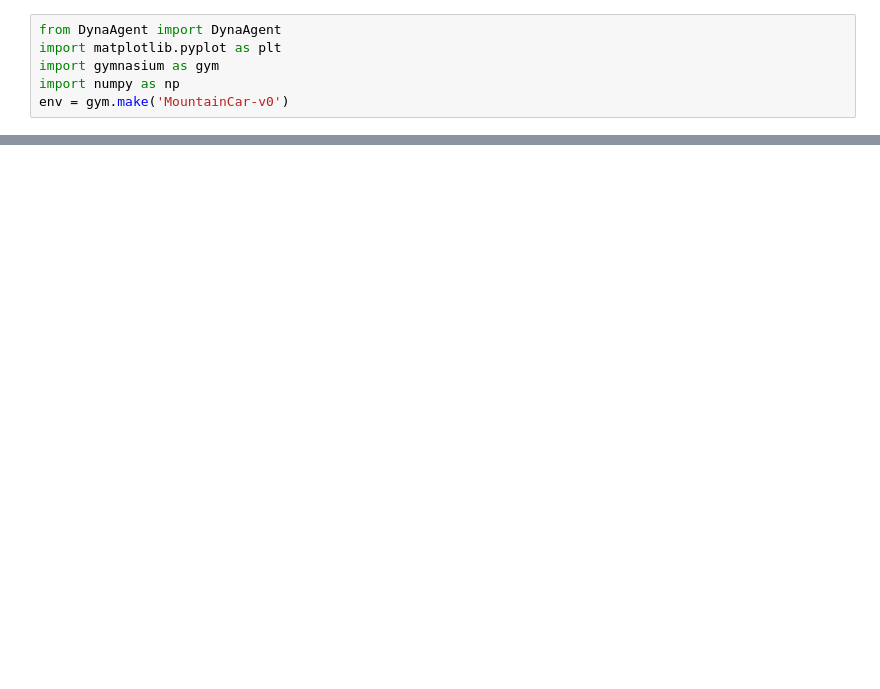
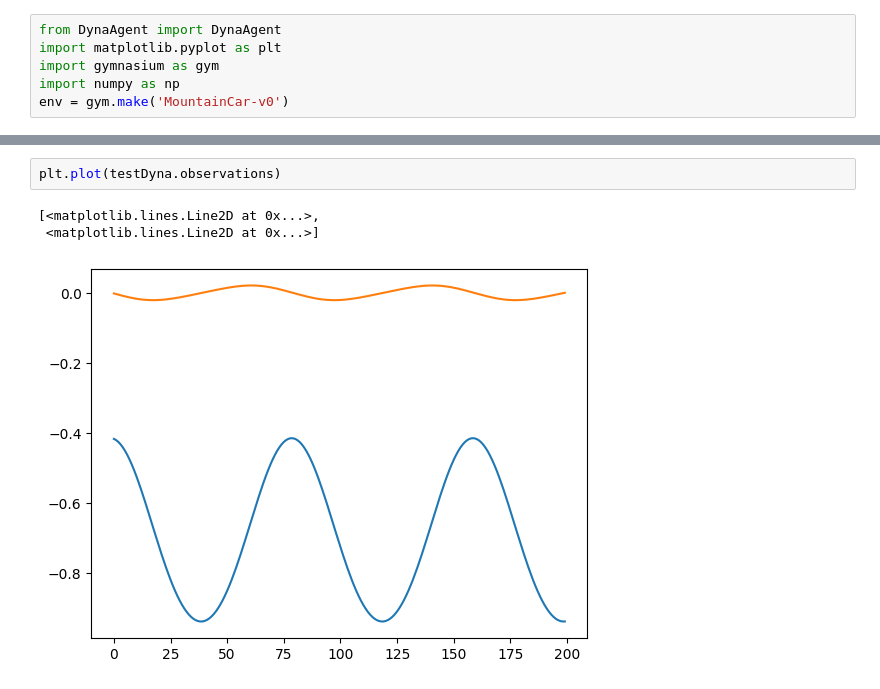
Before and after one commit to schiesser/MontainCar, a Jupyter notebook: Code/test_dyna_2.ipynb, the cells around one changed output, grey strips where cells are left out. Cells and saved outputs as stored; diff of their text form; blank space fills up the shorter version.

```diff
--- a/Code/test_dyna_2.ipynb
+++ b/Code/test_dyna_2.ipynb
@@ -24,0 +226,6 @@ dani/[1.234, 0.007]
+# %%
+plt.plot(testDyna.observations)
+# %% [output]
+[<matplotlib.lines.Line2D at 0x...>,
+ <matplotlib.lines.Line2D at 0x...>]
+[figure, added]
```
Also changed, not shown: parts of 5 cells of this notebook, 3 other files.
